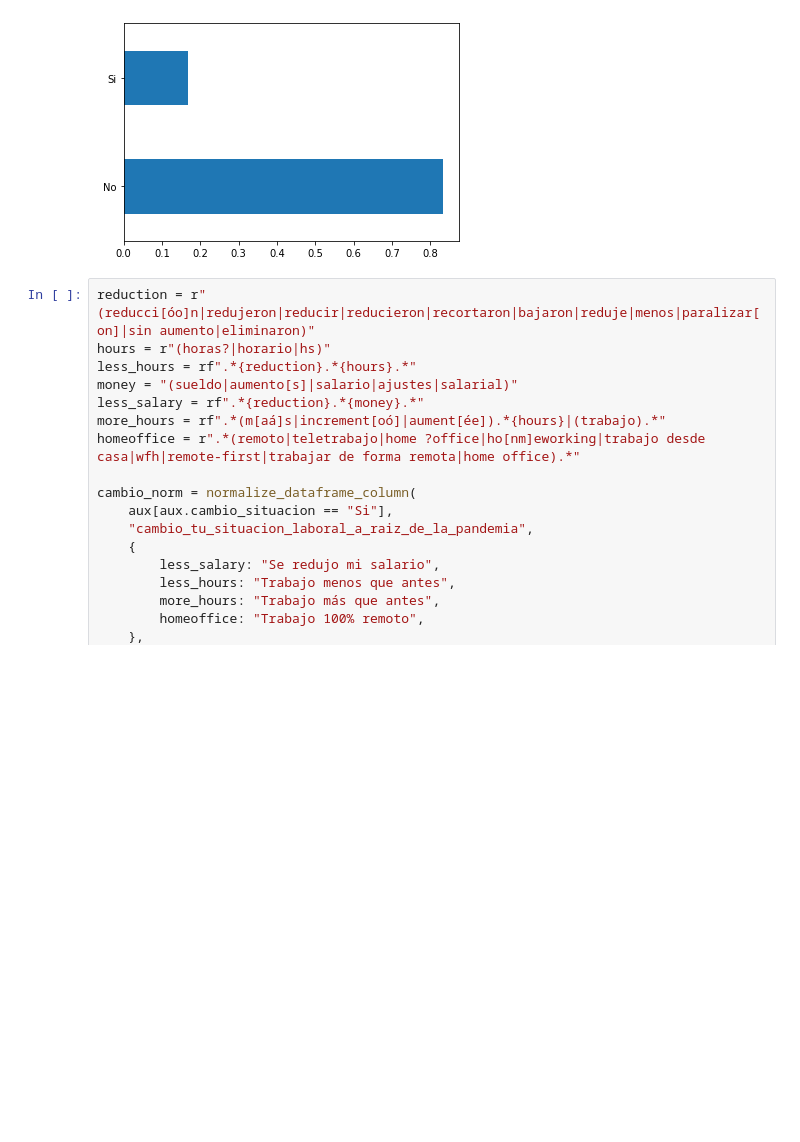
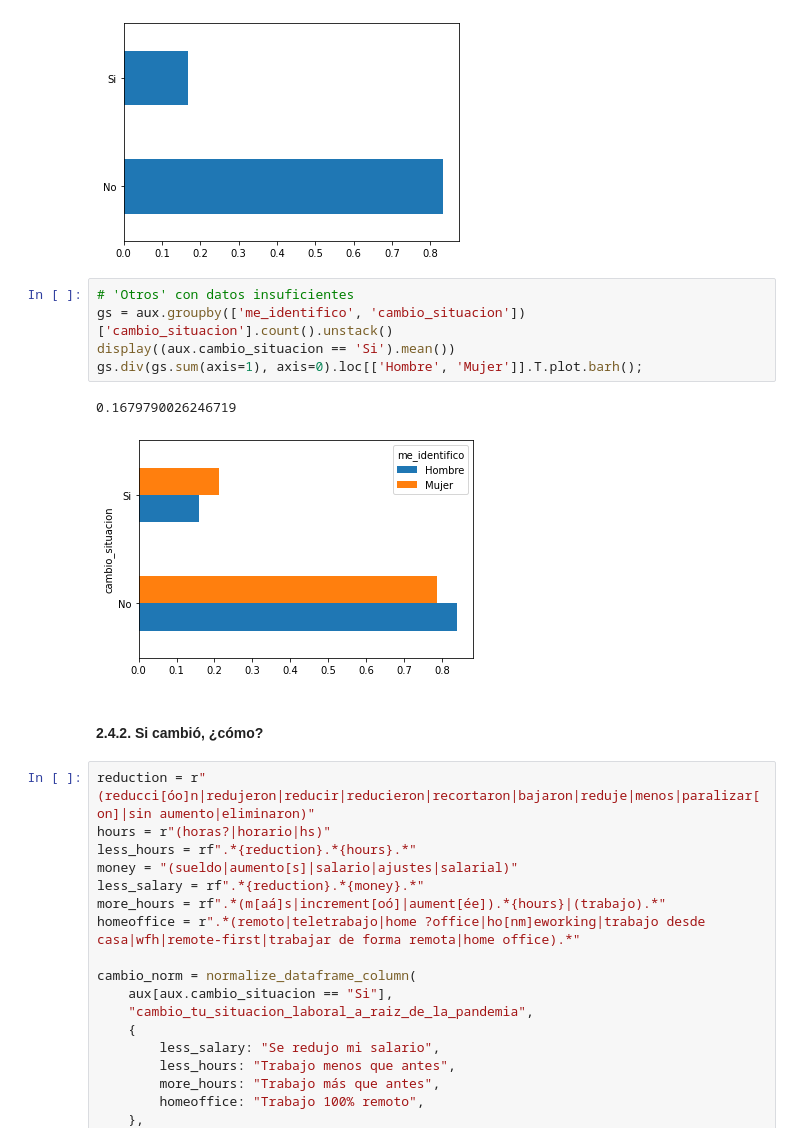
Before and after one commit to SebastianESaavedra/openqube-sueldos, a Jupyter notebook: pipeline/covid-analysis.ipynb, the cells around one changed output. Drawn from its saved outputs; the diff is of its cells as text; blank space fills up the shorter version.

```diff
--- a/pipeline/covid-analysis.ipynb
+++ b/pipeline/covid-analysis.ipynb
@@ -380,6 +397,16 @@ csl.plot.barh();
 charts["cambio_situacion"] = to_rechart(csl)
 # %% [output]
 [figure]
+# %%
+# 'Otros' con datos insuficientes
+gs = aux.groupby(['me_identifico', 'cambio_situacion'])['cambio_situacion'].count().unstack()
+display((aux.cambio_situacion == 'Si').mean())
+gs.div(gs.sum(axis=1), axis=0).loc[['Hombre', 'Mujer']].T.plot.barh();
+# %% [output]
+0.1679790026246719
+[figure, added]
+# %% [markdown]
+#### 2.4.2. Si cambió, ¿cómo?
 # %%
 reduction = r"(reducci[óo]n|redujeron|reducir|reducieron|recortaron|bajaron|reduje|menos|paralizar[on]|sin aumento|eliminaron)"
 hours = r"(horas?|horario|hs)"
```
Also changed, not shown: parts of 22 cells of this notebook.
